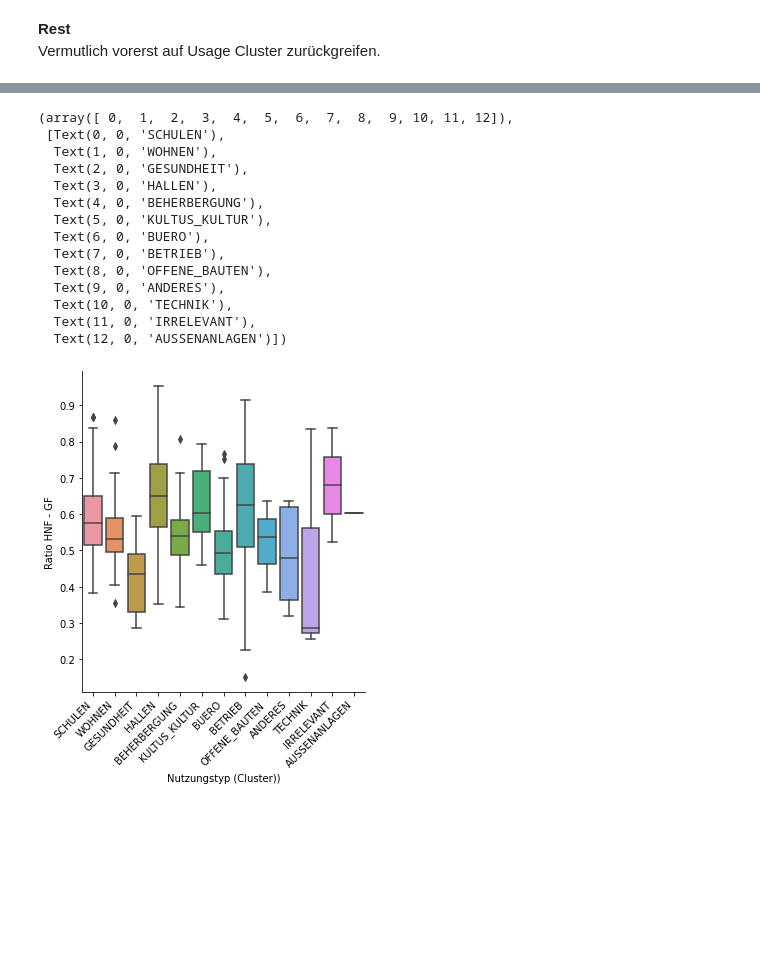
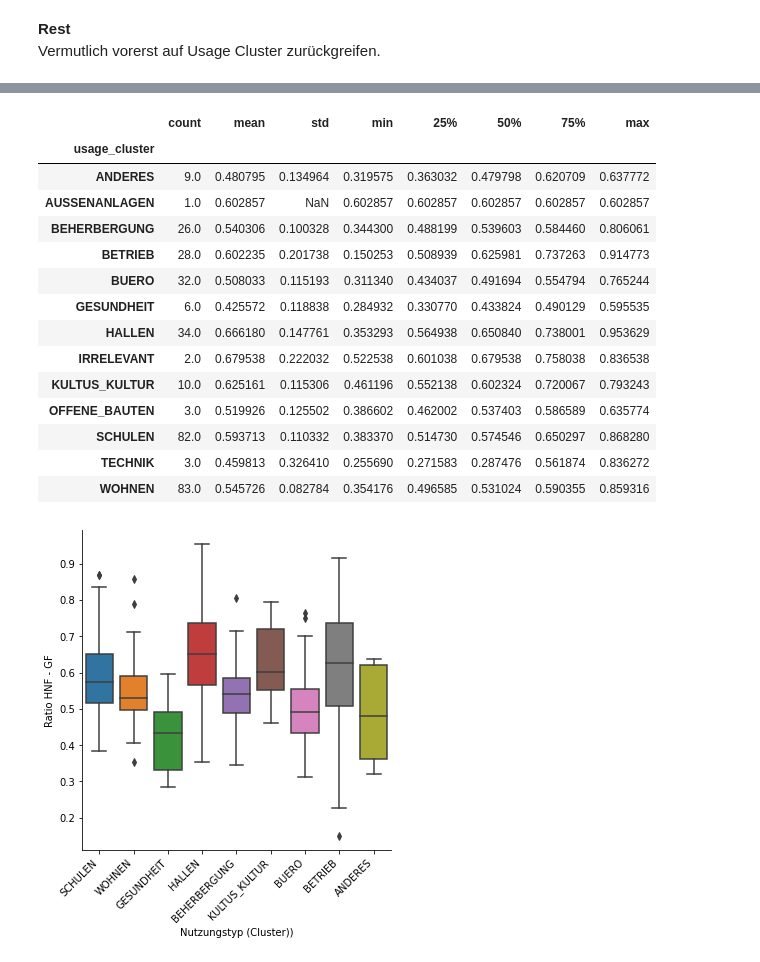
Before and after one commit to FHNW-RW/ip5-metriken-bauwesen, a Jupyter notebook: src/usage.ipynb, the cells around one changed output, grey strips where cells are left out. Saved outputs shown, nothing was run; the diff lists cells and outputs as text; code cells hidden in the pictures; blank space fills up the shorter version.

```diff
--- a/src/usage.ipynb
+++ b/src/usage.ipynb
@@ -114,28 +116,37 @@ Entspricht den Ratios HFN - GF --> Quartile.
 # %%
 # TODO: Uses SIA 416 only
 df['ratio_hnf_gf'] = df.eval(f'{im.FIELD_AREA_MAIN_USAGE} / {im.FIELD_AREA_TOTAL_FLOOR_416}')
-gf = sns.catplot(x=im.FIELD_USAGE_CLUSTER, y="ratio_hnf_gf", kind="box", data=df)
+mask = df[im.FIELD_USAGE_CLUSTER].isin(['TECHNIK', 'AUSSENANLAGEN', 'IRRELEVANT', 'OFFENE_BAUTEN'])
+plotData = df[~mask]
+gf = sns.catplot(x=im.FIELD_USAGE_CLUSTER, y="ratio_hnf_gf", kind="box", data=plotData)
 
 gf.set(xlabel='Nutzungstyp (Cluster))', ylabel='Ratio HNF - GF')
 plt.xticks(
     rotation=45,
     horizontalalignment='right',
     fontweight='normal',
     fontsize='medium'
 )
+
+# Check different cluster sizes
+df[im.FIELD_USAGE_CLUSTER] = df[im.FIELD_USAGE_CLUSTER].astype('category')
+# data = data[data[im.FIELD_USAGE_CLUSTER] == "BETRIEB"]
+data = df['ratio_hnf_gf']
+data.groupby(df[im.FIELD_USAGE_CLUSTER]).describe()
 # %% [output]
-(array([ 0,  1,  2,  3,  4,  5,  6,  7,  8,  9, 10, 11, 12]),
- [Text(0, 0, 'SCHULEN'),
-  Text(1, 0, 'WOHNEN'),
-  Text(2, 0, 'GESUNDHEIT'),
-  Text(3, 0, 'HALLEN'),
-  Text(4, 0, 'BEHERBERGUNG'),
-  Text(5, 0, 'KULTUS_KULTUR'),
-  Text(6, 0, 'BUERO'),
-  Text(7, 0, 'BETRIEB'),
-  Text(8, 0, 'OFFENE_BAUTEN'),
-  Text(9, 0, 'ANDERES'),
-  Text(10, 0, 'TECHNIK'),
-  Text(11, 0, 'IRRELEVANT'),
-  Text(12, 0, 'AUSSENANLAGEN')])
+|  | count | mean | std | min | 25% | 50% | 75% | max |
+| usage_cluster |  |  |  |  |  |  |  |  |
+| ANDERES | 9.0 | 0.480795 | 0.134964 | 0.319575 | 0.363032 | 0.479798 | 0.620709 | 0.637772 |
+| AUSSENANLAGEN | 1.0 | 0.602857 | NaN | 0.602857 | 0.602857 | 0.602857 | 0.602857 | 0.602857 |
+| BEHERBERGUNG | 26.0 | 0.540306 | 0.100328 | 0.344300 | 0.488199 | 0.539603 | 0.584460 | 0.806061 |
+| BETRIEB | 28.0 | 0.602235 | 0.201738 | 0.150253 | 0.508939 | 0.625981 | 0.737263 | 0.914773 |
+| BUERO | 32.0 | 0.508033 | 0.115193 | 0.311340 | 0.434037 | 0.491694 | 0.554794 | 0.765244 |
+| GESUNDHEIT | 6.0 | 0.425572 | 0.118838 | 0.284932 | 0.330770 | 0.433824 | 0.490129 | 0.595535 |
+| HALLEN | 34.0 | 0.666180 | 0.147761 | 0.353293 | 0.564938 | 0.650840 | 0.738001 | 0.953629 |
+| IRRELEVANT | 2.0 | 0.679538 | 0.222032 | 0.522538 | 0.601038 | 0.679538 | 0.758038 | 0.836538 |
+| KULTUS_KULTUR | 10.0 | 0.625161 | 0.115306 | 0.461196 | 0.552138 | 0.602324 | 0.720067 | 0.793243 |
+| OFFENE_BAUTEN | 3.0 | 0.519926 | 0.125502 | 0.386602 | 0.462002 | 0.537403 | 0.586589 | 0.635774 |
+| SCHULEN | 82.0 | 0.593713 | 0.110332 | 0.383370 | 0.514730 | 0.574546 | 0.650297 | 0.868280 |
+| TECHNIK | 3.0 | 0.459813 | 0.326410 | 0.255690 | 0.271583 | 0.287476 | 0.561874 | 0.836272 |
+| WOHNEN | 83.0 | 0.545726 | 0.082784 | 0.354176 | 0.496585 | 0.531024 | 0.590355 | 0.859316 |
-[figure, old version]
+[figure, new version]
```
Also changed, not shown: parts of 2 cells of this notebook.
